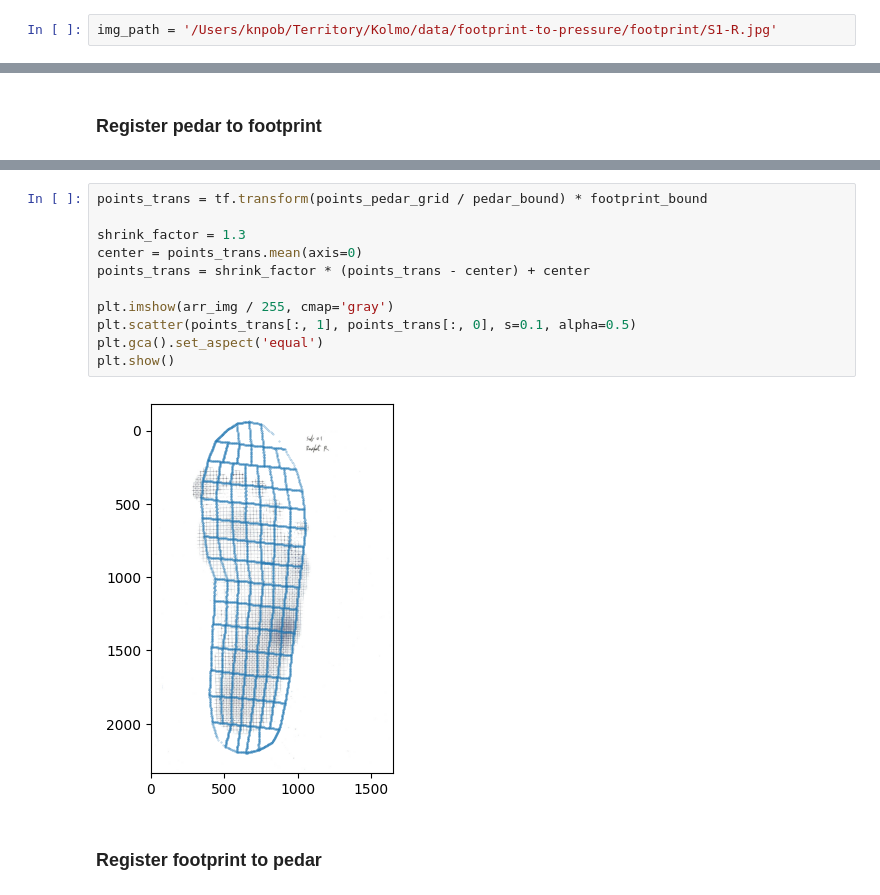
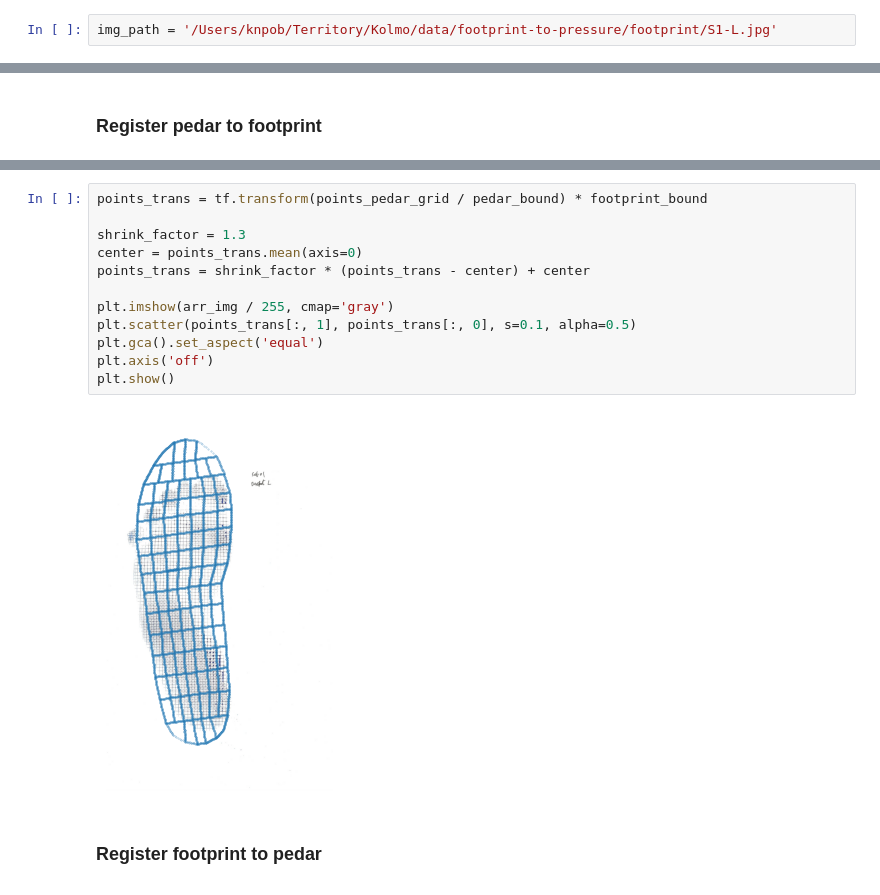
Before and after one commit to liu-qilong/footprint-to-pressure-unified, a Jupyter notebook: notebook/prototype/pedar-footprint-regist.ipynb, the cells around one changed output, grey strips where cells are left out. Drawn from its saved outputs; the diff is of its cells as text.

```diff
--- a/notebook/prototype/pedar-footprint-regist.ipynb
+++ b/notebook/prototype/pedar-footprint-regist.ipynb
@@ -2,7 +2,7 @@
 import sys
 sys.path.append('../..')
 # %%
-img_path = '/Users/knpob/Territory/Kolmo/data/footprint-to-pressure/footprint/S1-R.jpg'
+img_path = '/Users/knpob/Territory/Kolmo/data/footprint-to-pressure/footprint/S1-L.jpg'
 # %% [markdown]
 ## Load data
 # %% [markdown]
@@ -153,16 +152,17 @@ plt.show()
 # %%
 points_trans = tf.transform(points_pedar_grid / pedar_bound) * footprint_bound
 
 shrink_factor = 1.3
 center = points_trans.mean(axis=0)
 points_trans = shrink_factor * (points_trans - center) + center
 
 plt.imshow(arr_img / 255, cmap='gray')
 plt.scatter(points_trans[:, 1], points_trans[:, 0], s=0.1, alpha=0.5)
 plt.gca().set_aspect('equal')
+plt.axis('off')
 plt.show()
 # %% [output]
-[figure, old version]
+[figure, new version]
 # %% [markdown]
 ### Register footprint to pedar
 # %%
```
Also changed, not shown: parts of 12 cells of this notebook, 8 other files.
